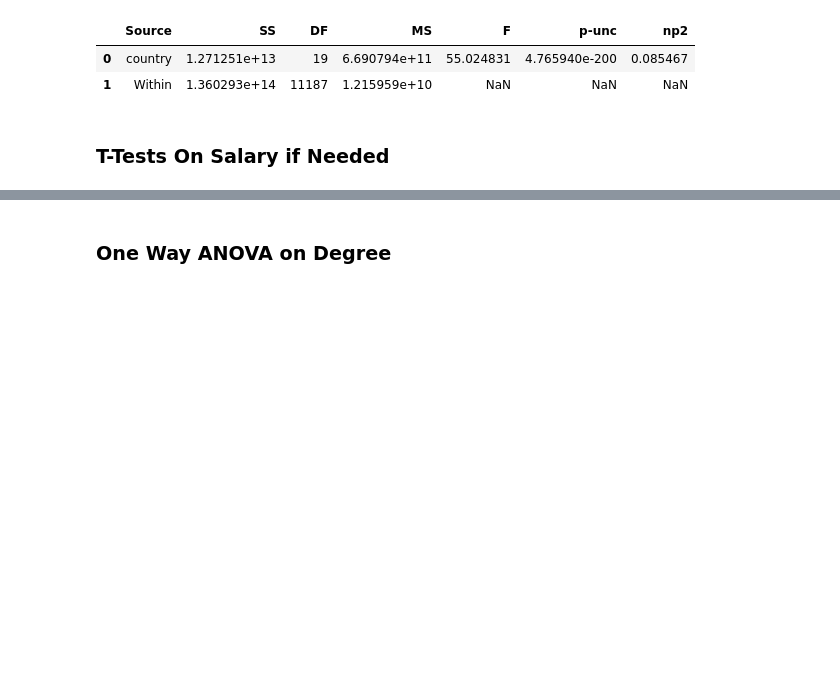
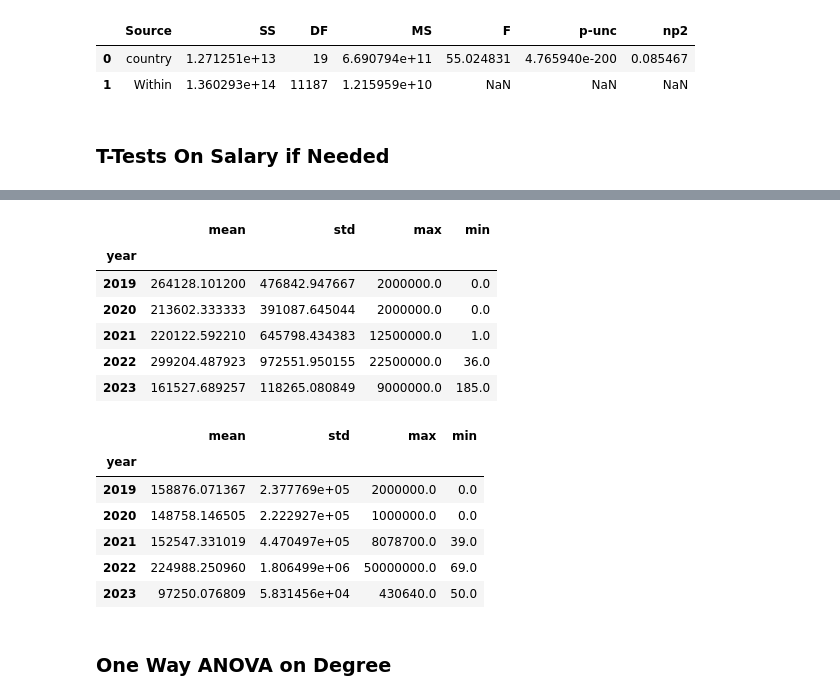
Before and after one commit to lmg1404/data_professionals_analysis, a Jupyter notebook: analysis.ipynb, the cells around one changed output, grey strips where cells are left out. Drawn from its saved outputs; the diff is of its cells as text; code cells hidden in the pictures; blank space fills up the shorter version.

```diff
--- a/analysis.ipynb
+++ b/analysis.ipynb
@@ -568,3 +630,26 @@ while i < 5:
+# %%
+usa = location[location["country"] == "USA"]
+gbr = location[location["country"] == "GBR"]
+# %%
+display(
+    usa.groupby("year")["convertedcompyearly"].agg(["mean", "std", "max", "min"]),
+    gbr.groupby("year")["convertedcompyearly"].agg(["mean", "std", "max", "min"])
+)
+# %% [output]
+|  | mean | std | max | min |
+| year |  |  |  |  |
+| 2019 | 264128.101200 | 476842.947667 | 2000000.0 | 0.0 |
+| 2020 | 213602.333333 | 391087.645044 | 2000000.0 | 0.0 |
+| 2021 | 220122.592210 | 645798.434383 | 12500000.0 | 1.0 |
+| 2022 | 299204.487923 | 972551.950155 | 22500000.0 | 36.0 |
+| 2023 | 161527.689257 | 118265.080849 | 9000000.0 | 185.0 |
+|  | mean | std | max | min |
+| year |  |  |  |  |
+| 2019 | 158876.071367 | 2.377769e+05 | 2000000.0 | 0.0 |
+| 2020 | 148758.146505 | 2.222927e+05 | 1000000.0 | 0.0 |
+| 2021 | 152547.331019 | 4.470497e+05 | 8078700.0 | 39.0 |
+| 2022 | 224988.250960 | 1.806499e+06 | 50000000.0 | 69.0 |
+| 2023 | 97250.076809 | 5.831456e+04 | 430640.0 | 50.0 |
 # %% [markdown]
 ### One Way ANOVA on Degree
 # %%
```
Also changed, not shown: parts of 12 cells of this notebook, 1 other file.
